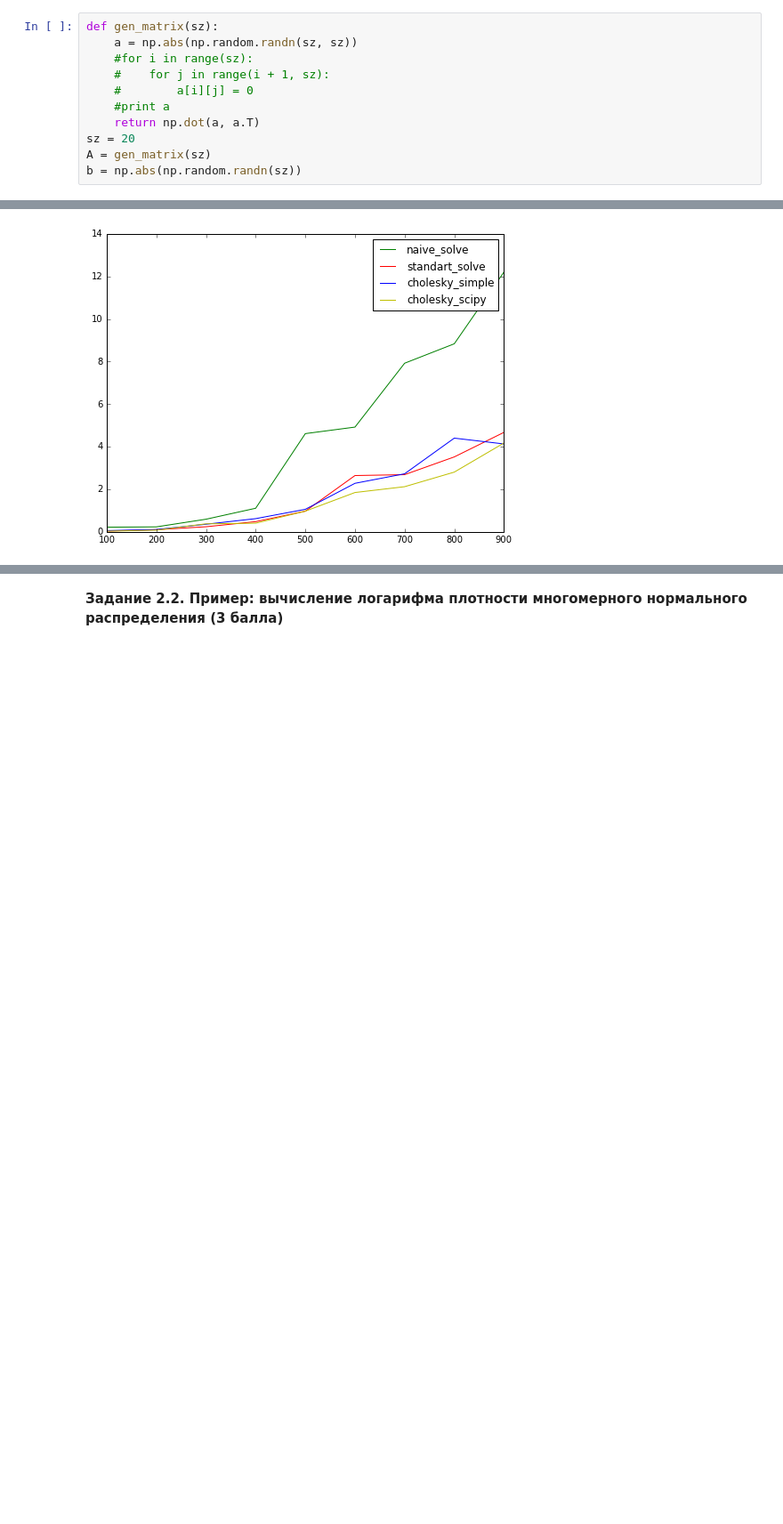
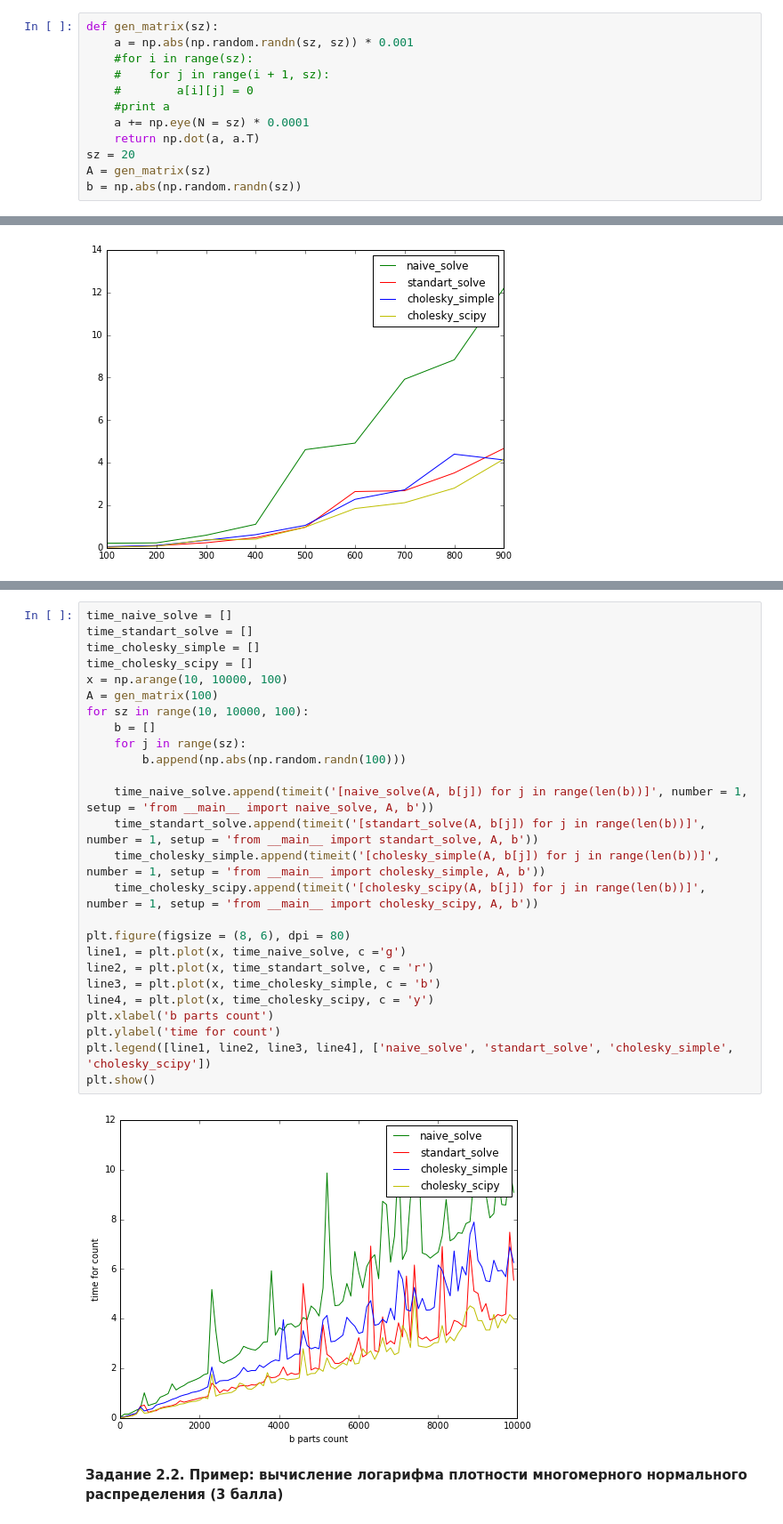
Before and after one commit to alex0parhomenko/linalg, a Jupyter notebook: Linalg lab 01.ipynb, the cells around one changed output, grey strips where cells are left out. Shown: that part at 89% size. Cells and saved outputs as stored; diff of their text form; blank space fills up the shorter version.

```diff
--- a/Linalg lab 01.ipynb
+++ b/Linalg lab 01.ipynb
@@ -348,11 +348,12 @@ def cholesky_scipy(A, b):
 Проведите тестирование реализованных алгоритмов на небольшой СЛАУ на предмет совпадения ответов
 # %%
 def gen_matrix(sz):
-    a = np.abs(np.random.randn(sz, sz))
+    a = np.abs(np.random.randn(sz, sz)) * 0.001
     #for i in range(sz):
     #    for j in range(i + 1, sz):
     #        a[i][j] = 0
     #print a
+    a += np.eye(N = sz) * 0.0001
     return np.dot(a, a.T)
 sz = 20
 A = gen_matrix(sz)
@@ -470,3 +473,31 @@ plt.show()
+# %%
+time_naive_solve = []
+time_standart_solve = []
+time_cholesky_simple = []
+time_cholesky_scipy = []
+x = np.arange(10, 10000, 100)
+A = gen_matrix(100)
+for sz in range(10, 10000, 100):
+    b = []
+    for j in range(sz):
+        b.append(np.abs(np.random.randn(100)))
+
+    time_naive_solve.append(timeit('[naive_solve(A, b[j]) for j in range(len(b))]', number = 1, setup = 'from __main__ import naive_solve, A, b'))
+    time_standart_solve.append(timeit('[standart_solve(A, b[j]) for j in range(len(b))]', number = 1, setup = 'from __main__ import standart_solve, A, b'))
+    time_cholesky_simple.append(timeit('[cholesky_simple(A, b[j]) for j in range(len(b))]', number = 1, setup = 'from __main__ import cholesky_simple, A, b'))
+    time_cholesky_scipy.append(timeit('[cholesky_scipy(A, b[j]) for j in range(len(b))]', number = 1, setup = 'from __main__ import cholesky_scipy, A, b'))
+
+plt.figure(figsize = (8, 6), dpi = 80)
+line1, = plt.plot(x, time_naive_solve, c ='g')
+line2, = plt.plot(x, time_standart_solve, c = 'r')
+line3, = plt.plot(x, time_cholesky_simple, c = 'b')
+line4, = plt.plot(x, time_cholesky_scipy, c = 'y')
+plt.xlabel('b parts count')
+plt.ylabel('time for count')
+plt.legend([line1, line2, line3, line4], ['naive_solve', 'standart_solve', 'cholesky_simple', 'cholesky_scipy'])
+plt.show()
+# %% [output]
+[figure, added]
 # %% [markdown]
 **Задание 2.2. Пример: вычисление логарифма плотности многомерного нормального распределения (3 балла)**
 # %% [markdown]
```
Also changed, not shown: parts of 9 cells of this notebook.
